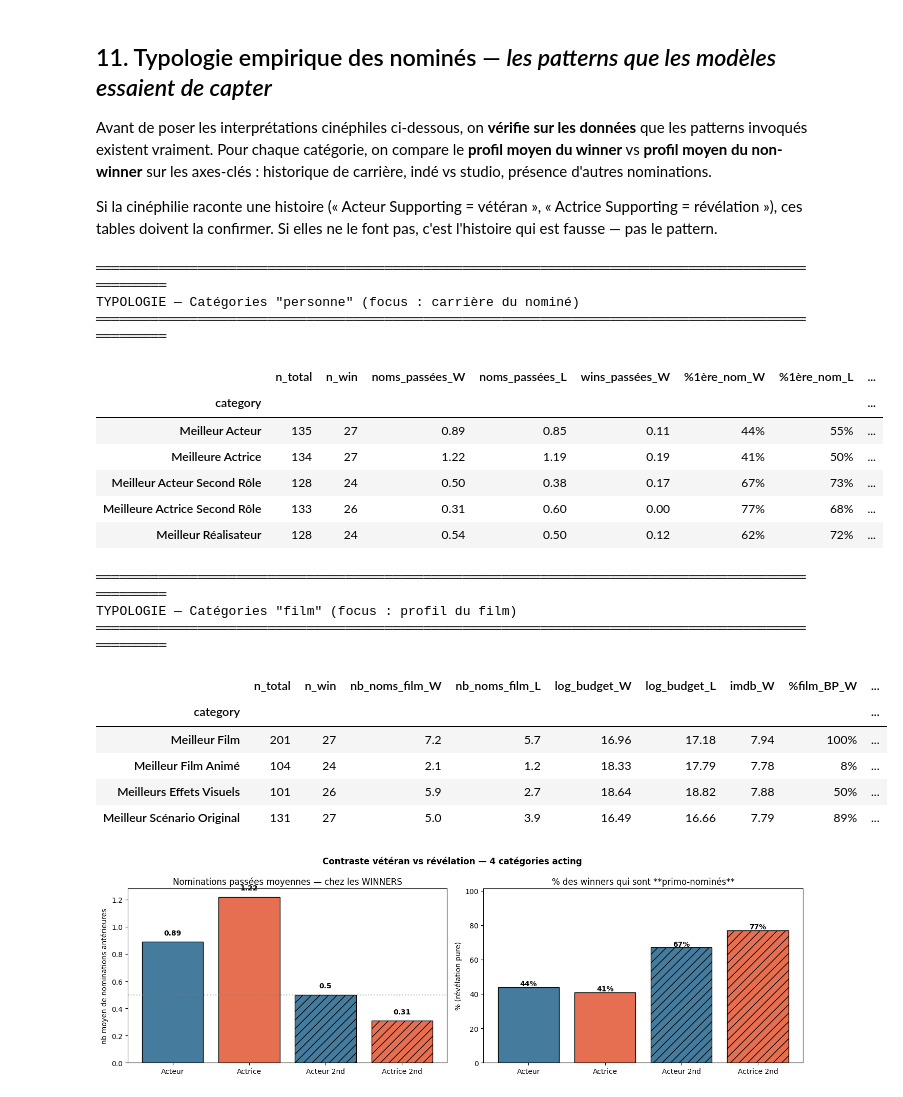
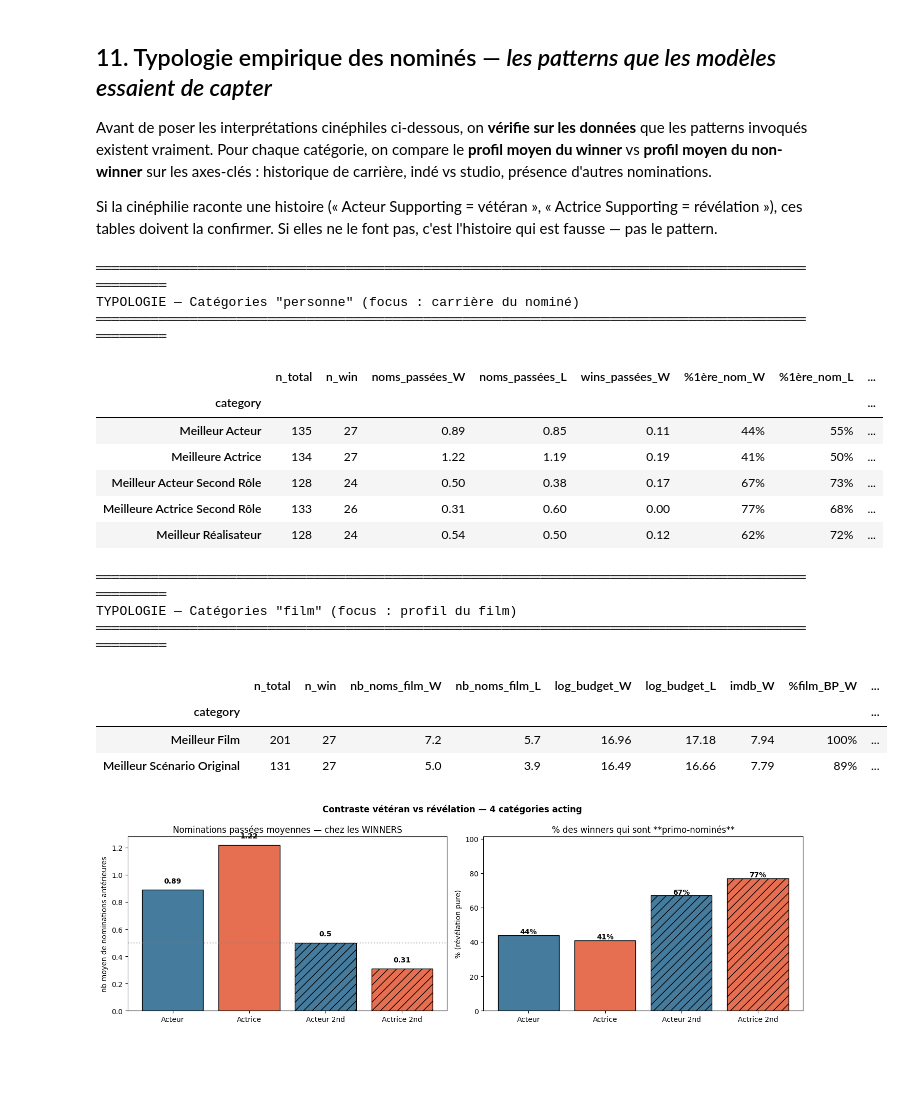
Before and after one commit to jbouniol/albert-ml-oscar-predictions, a Jupyter notebook: Notebooks/Model_experimentation.ipynb, the cells around one changed output. Saved outputs shown, nothing was run; the diff lists cells and outputs as text; code cells hidden in the pictures; blank space fills up the shorter version.

```diff
--- a/Notebooks/Model_experimentation.ipynb
+++ b/Notebooks/Model_experimentation.ipynb
@@ -58,7 +62,7 @@ RNG = 42
 DATA_PATH = Path('../Data/Processed/oscar_imdb_merged.parquet')
 assert DATA_PATH.exists(), f'Dataset introuvable : {DATA_PATH.resolve()}'
 
-# 9 catégories cibles (justification §0.1)
+# 7 catégories cibles — Animated & VFX exclus (cf. §0 / justification §0.1)
 TARGETS: dict[str, str] = {
     'Best Actor in a Leading Role':        'Meilleur Acteur',
     'Best Actress in a Leading Role':      'Meilleure Actrice',
@@ -66,8 +70,6 @@ TARGETS: dict[str, str] = {
     'Best Actress in a Supporting Role':   'Meilleure Actrice Second Rôle',
     'Best Picture':                        'Meilleur Film',
     'Best Directing':                      'Meilleur Réalisateur',
-    'Best Animated Feature Film':          'Meilleur Film Animé',
-    'Best Visual Effects':                 'Meilleurs Effets Visuels',
     'Best Writing (Original Screenplay)':  'Meilleur Scénario Original',
 }
 
@@ -791,8 +784,6 @@ ML_MODEL_PLAN: dict[str, list[str]] = {
     'Best Actress in a Supporting Role':   ['lr_l2', 'decision_tree', 'random_forest', 'xgboost', 'lightgbm'],
     'Best Picture':                        ['lr_l2', 'random_forest', 'xgboost', 'lightgbm', 'stacking_lr_xgb'],
     'Best Directing':                      ['lr_l2', 'random_forest', 'xgboost', 'lightgbm', 'stacking_lr_xgb'],
-    'Best Animated Feature Film':          ['decision_tree', 'random_forest', 'lr_l2', 'xgboost', 'lightgbm'],
-    'Best Visual Effects':                 ['lr_l2', 'decision_tree', 'random_forest', 'xgboost', 'lightgbm'],
     'Best Writing (Original Screenplay)':  ['lr_l2', 'random_forest', 'xgboost', 'lightgbm', 'stacking_lr_xgb'],
 }
 
@@ -836,8 +827,6 @@ THEORETICAL_PICK = {
     'Best Actress in a Supporting Role':   'lr_l2',
     'Best Picture':                        'xgboost',
     'Best Directing':                      'lightgbm',
-    'Best Animated Feature Film':          'random_forest',
-    'Best Visual Effects':                 'xgboost',
     'Best Writing (Original Screenplay)':  'stacking_lr_xgb',
 }
 # %% [markdown]
@@ -1166,8 +1148,6 @@ PERSON_CATS_LIST = [
 ]
 FILM_CATS_LIST = [
     'Best Picture',
-    'Best Animated Feature Film',
-    'Best Visual Effects',
     'Best Writing (Original Screenplay)',
 ]
 
@@ -1239,35 +1219,33 @@ cols_f = ['category', 'n_total', 'n_win',
           'mean_film_total_noms_W', 'mean_film_total_noms_L',
           'mean_log_budget_W', 'mean_log_budget_L',
           'mean_imdb_rating_W',
           'pct_in_BP_film_W', 'pct_in_BP_film_L']
 display(df_film[cols_f].rename(columns={
     'mean_film_total_noms_W': 'nb_noms_film_W',
     'mean_film_total_noms_L': 'nb_noms_film_L',
     'mean_log_budget_W':      'log_budget_W',
     'mean_log_budget_L':      'log_budget_L',
     'mean_imdb_rating_W':     'imdb_W',
     'pct_in_BP_film_W':       '%film_BP_W',
     'pct_in_BP_film_L':       '%film_BP_L',
 }).set_index('category'))
 # %% [output]
 ════════════════════════════════════════════════════════════════════════════════════════════════════
 TYPOLOGIE — Catégories "personne" (focus : carrière du nominé)
 ════════════════════════════════════════════════════════════════════════════════════════════════════
 |  | n_total | n_win | noms_passées_W | noms_passées_L | wins_passées_W | %1ère_nom_W | %1ère_nom_L | ... |
 | category |  |  |  |  |  |  |  | ... |
 | Meilleur Acteur | 135 | 27 | 0.89 | 0.85 | 0.11 | 44% | 55% | ... |
 | Meilleure Actrice | 134 | 27 | 1.22 | 1.19 | 0.19 | 41% | 50% | ... |
 | Meilleur Acteur Second Rôle | 128 | 24 | 0.50 | 0.38 | 0.17 | 67% | 73% | ... |
 | Meilleure Actrice Second Rôle | 133 | 26 | 0.31 | 0.60 | 0.00 | 77% | 68% | ... |
 | Meilleur Réalisateur | 128 | 24 | 0.54 | 0.50 | 0.12 | 62% | 72% | ... |
 ════════════════════════════════════════════════════════════════════════════════════════════════════
 TYPOLOGIE — Catégories "film" (focus : profil du film)
 ════════════════════════════════════════════════════════════════════════════════════════════════════
 |  | n_total | n_win | nb_noms_film_W | nb_noms_film_L | log_budget_W | log_budget_L | imdb_W | %film_BP_W | ... |
 | category |  |  |  |  |  |  |  |  | ... |
 | Meilleur Film | 201 | 27 | 7.2 | 5.7 | 16.96 | 17.18 | 7.94 | 100% | ... |
-| Meilleur Film Animé | 104 | 24 | 2.1 | 1.2 | 18.33 | 17.79 | 7.78 | 8% | ... |
-| Meilleurs Effets Visuels | 101 | 26 | 5.9 | 2.7 | 18.64 | 18.82 | 7.88 | 50% | ... |
 | Meilleur Scénario Original | 131 | 27 | 5.0 | 3.9 | 16.49 | 16.66 | 7.79 | 89% | ... |
 # %%
 # Visualisation : focus sur le contraste vétéran/révélation pour les 4 catégories d'acting
```
Also changed, not shown: parts of 20 cells of this notebook, 12 other files.
